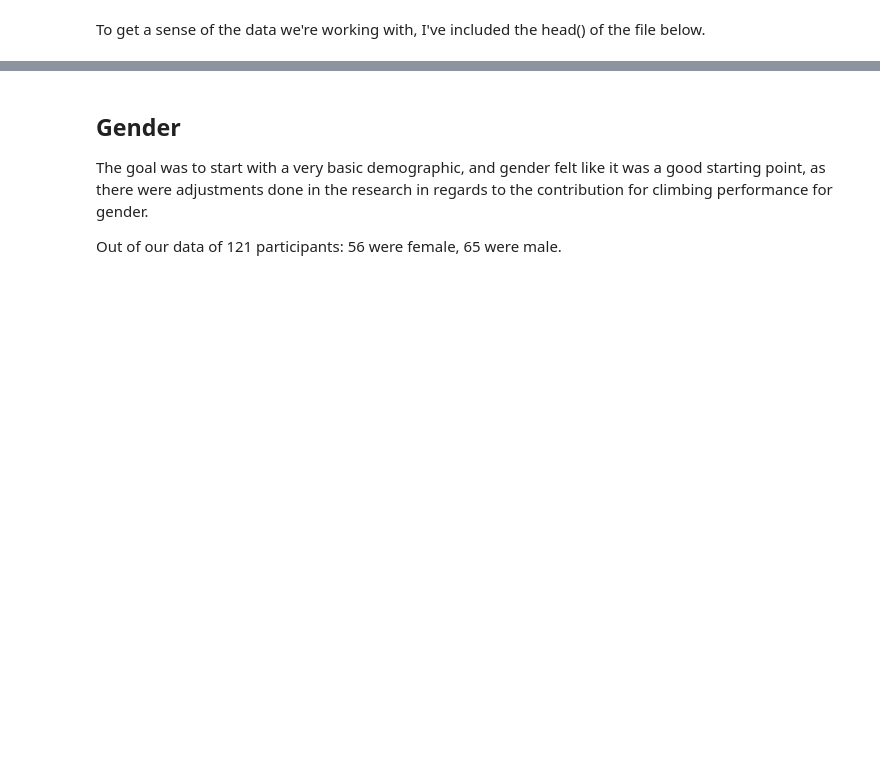
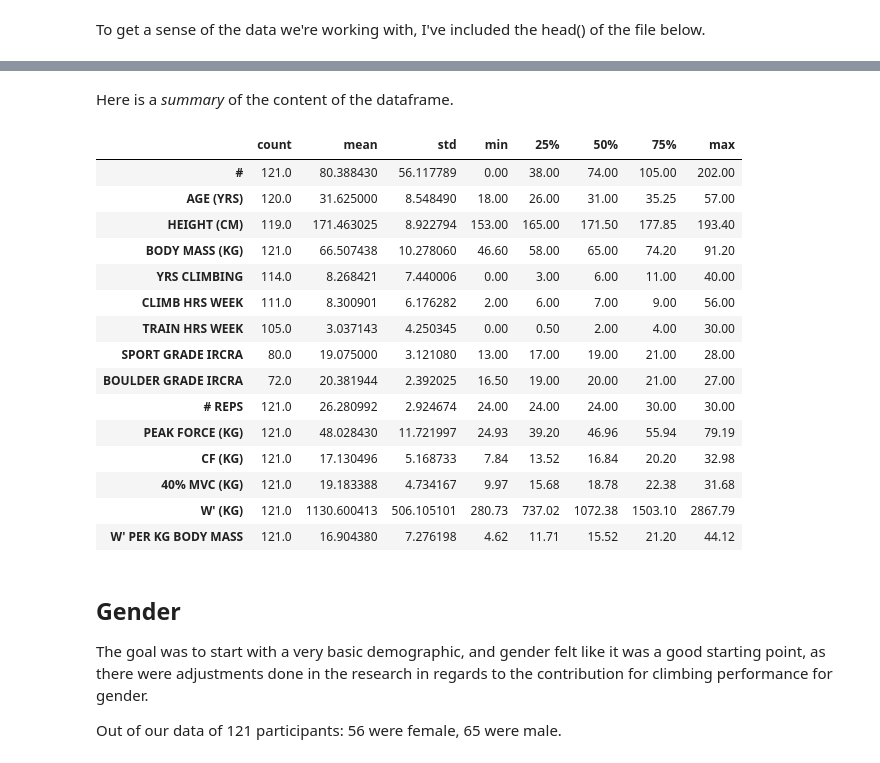
Before and after one commit to haokliao/Critical-Force-Visualization, a Jupyter notebook: EDA_001_notebook.ipynb, the cells around one changed output, grey strips where cells are left out. Drawn from its saved outputs; the diff is of its cells as text; code cells hidden in the pictures; blank space fills up the shorter version.

```diff
--- a/EDA_001_notebook.ipynb
+++ b/EDA_001_notebook.ipynb
@@ -42,3 +31,24 @@ print(dataframe.head())
+# %% [markdown]
+Here is a _summary_ of the content of the dataframe.
+# %%
+dataframe.describe().T
+# %% [output]
+|  | count | mean | std | min | 25% | 50% | 75% | max |
+| # | 121.0 | 80.388430 | 56.117789 | 0.00 | 38.00 | 74.00 | 105.00 | 202.00 |
+| AGE (YRS) | 120.0 | 31.625000 | 8.548490 | 18.00 | 26.00 | 31.00 | 35.25 | 57.00 |
+| HEIGHT (CM) | 119.0 | 171.463025 | 8.922794 | 153.00 | 165.00 | 171.50 | 177.85 | 193.40 |
+| BODY MASS (KG) | 121.0 | 66.507438 | 10.278060 | 46.60 | 58.00 | 65.00 | 74.20 | 91.20 |
+| YRS CLIMBING | 114.0 | 8.268421 | 7.440006 | 0.00 | 3.00 | 6.00 | 11.00 | 40.00 |
+| CLIMB HRS WEEK | 111.0 | 8.300901 | 6.176282 | 2.00 | 6.00 | 7.00 | 9.00 | 56.00 |
+| TRAIN HRS WEEK | 105.0 | 3.037143 | 4.250345 | 0.00 | 0.50 | 2.00 | 4.00 | 30.00 |
+| SPORT GRADE IRCRA | 80.0 | 19.075000 | 3.121080 | 13.00 | 17.00 | 19.00 | 21.00 | 28.00 |
+| BOULDER GRADE IRCRA | 72.0 | 20.381944 | 2.392025 | 16.50 | 19.00 | 20.00 | 21.00 | 27.00 |
+| # REPS | 121.0 | 26.280992 | 2.924674 | 24.00 | 24.00 | 24.00 | 30.00 | 30.00 |
+| PEAK FORCE (KG) | 121.0 | 48.028430 | 11.721997 | 24.93 | 39.20 | 46.96 | 55.94 | 79.19 |
+| CF (KG) | 121.0 | 17.130496 | 5.168733 | 7.84 | 13.52 | 16.84 | 20.20 | 32.98 |
+| 40% MVC (KG) | 121.0 | 19.183388 | 4.734167 | 9.97 | 15.68 | 18.78 | 22.38 | 31.68 |
+| W' (KG) | 121.0 | 1130.600413 | 506.105101 | 280.73 | 737.02 | 1072.38 | 1503.10 | 2867.79 |
+| W' PER KG BODY MASS | 121.0 | 16.904380 | 7.276198 | 4.62 | 11.71 | 15.52 | 21.20 | 44.12 |
 # %% [markdown]
 ## Gender
 
```
Also changed, not shown: parts of 4 cells of this notebook.
